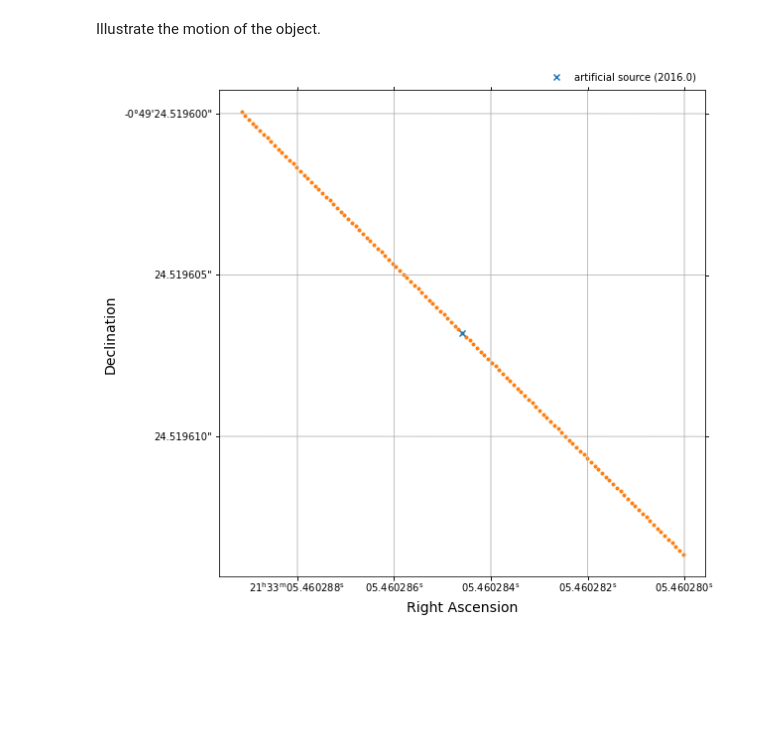
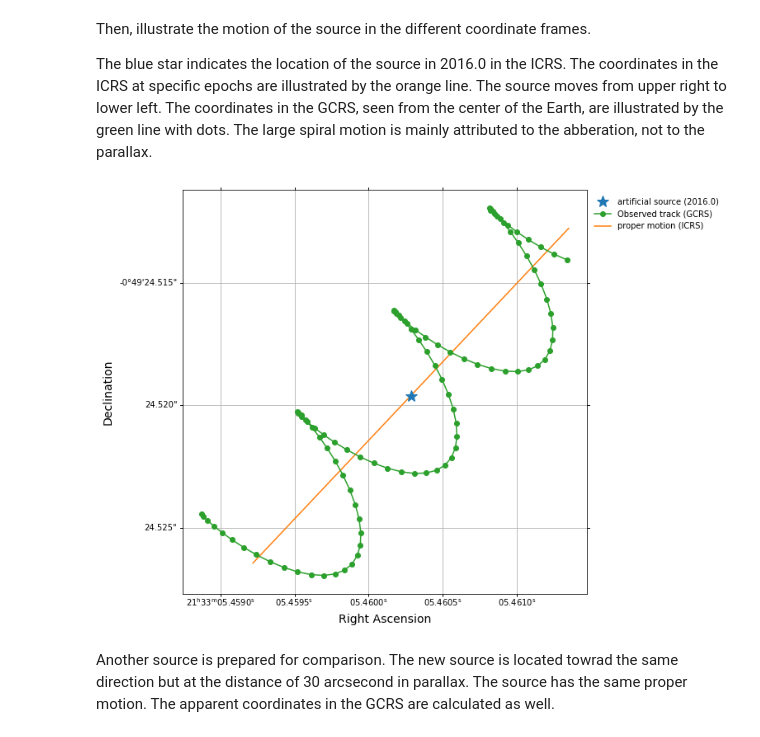
Before and after one commit to JASMINE-Mission/jasmine_warpfield, a Jupyter notebook: notebook/tutorial_03_apply_space_motion.ipynb, the cells around one changed output. Saved outputs shown, nothing was run; the diff lists cells and outputs as text; code cells hidden in the pictures; blank space fills up the shorter version.

```diff
--- a/notebook/tutorial_03_apply_space_motion.ipynb
+++ b/notebook/tutorial_03_apply_space_motion.ipynb
@@ -21,8 +24,6 @@ Here, we define an artificial object at the location of M2. The distance to the
 pointing = SkyCoord.from_name('M2')
 ra = pointing.ra
 dec = pointing.dec
-dist = Distance(parallax=3.0*u.mas)
-pmra = 150*u.mas/u.year
-pmdec = -15*u.mas/u.year
-epoch = Time(2016.0, format='decimalyear')
-source = SkyCoord(ra,dec,pm_ra_cosdec=pmra,pm_dec=pmdec,distance=dist,obstime=epoch)
+dist = Distance(parallax=1*u.uas)
+pmra = 35*u.arcsec/u.year
+pmdec = -15*u.arcsec/u.year
@@ -30,0 +35,3 @@ The time grid is defined for &pm;600 days. Use `apply_space_motion` to propagate
+# %%
+epoch = Time(2016.0, format='decimalyear')
+source = SkyCoord(ra,dec,pm_ra_cosdec=pmra,pm_dec=pmdec,distance=dist, frame='icrs', obstime=epoch)
@@ -31,20 +47,32 @@ The time grid is defined for &pm;600 days. Use `apply_space_motion` to propagate
 # %%
-obstime = epoch + np.arange(-600,601,10)*u.day
-propagated = [source.apply_space_motion(t) for t in obstime]
+obstime = epoch + np.linspace(-600,600,101)*u.day
+
+prop = source.apply_space_motion(obstime)
+gcrs = prop.gcrs
-# %% [markdown]
-Illustrate the motion of the object.
+# %% [markdown]
+Then, illustrate the motion of the source in the different coordinate frames.
+
+The blue star indicates the location of the source in 2016.0 in the ICRS.
+The coordinates in the ICRS at specific epochs are illustrated by the orange line.
+The source moves from upper right to lower left.
+The coordinates in the GCRS, seen from the center of the Earth, are illustrated by the green line with dots.
+The large spiral motion is mainly attributed to the abberation, not to the parallax.
 # %%
 proj = w.get_projection(pointing)
 fig = plt.figure(figsize=(8,8))
 ax = fig.add_subplot(projection=proj)
 ax.set_position([0.13,0.10,0.85,0.85])
-for s in propagated:
-    ax.scatter(s.ra, s.dec, color='C1', marker='.')
-ax.scatter(source.ra, source.dec, marker='x', label='artificial source (2016.0)')
-ax.legend(bbox_to_anchor=[1,1], loc='lower right', frameon=False)
+ax.plot(prop.ra, prop.dec, color='C1', label='proper motion (ICRS)')
+ax.plot(gcrs.ra, gcrs.dec, color='C2', marker='o', label='Observed track (GCRS)')
+ax.plot(source.ra, source.dec, linewidth=0, markersize=15, marker='*', label='artificial source (2016.0)')
+handles, labels = ax.get_legend_handles_labels()
+ax.legend(handles[::-1], labels[::-1], bbox_to_anchor=[1,1], loc='upper left', frameon=False)
+ax.invert_xaxis()
 ax.grid()
 ax.set_xlabel('Right Ascension', fontsize=14)
 ax.set_ylabel('Declination', fontsize=14)
 plt.show()
 # %% [output]
-[figure, old version]
+[figure, new version]
+# %% [markdown]
+Another source is prepared for comparison. The new source is located towrad the same direction but at the distance of 30 arcsecond in parallax. The source has the same proper motion. The apparent coordinates in the GCRS are calculated as well.
```
Also changed, not shown: parts of 10 cells of this notebook.
